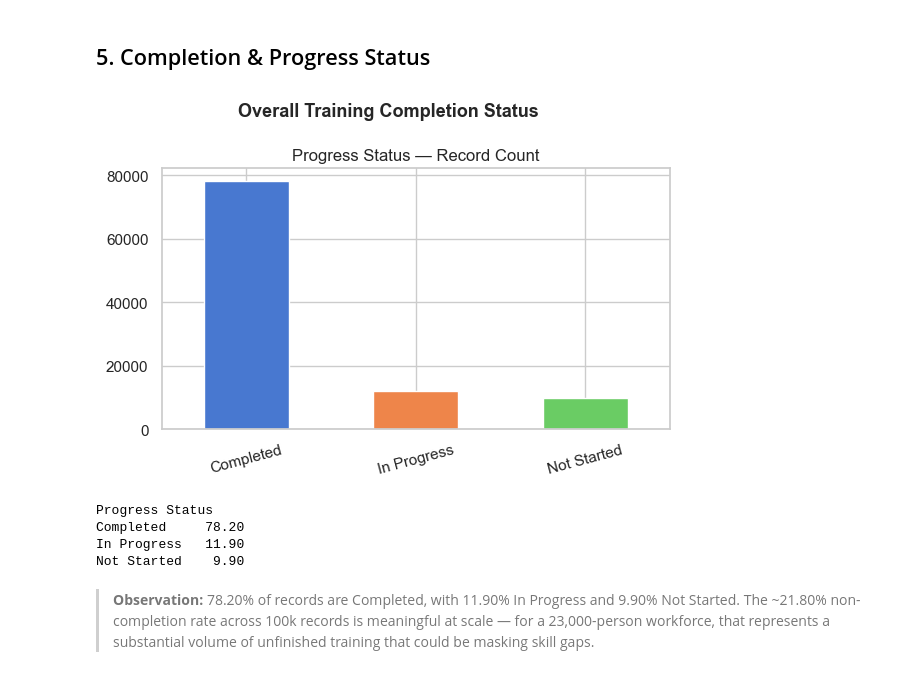
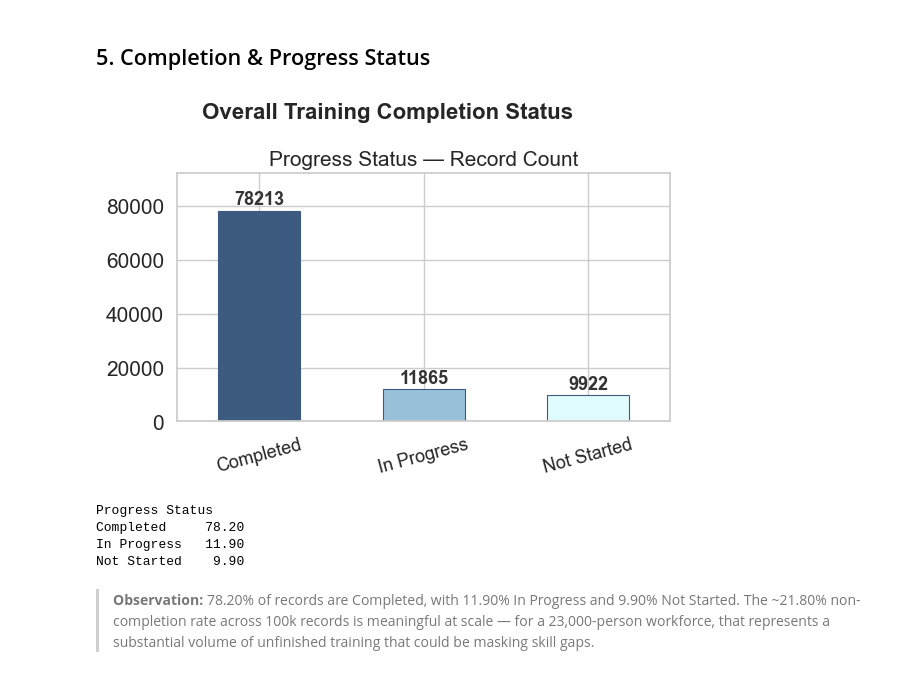
Before and after one commit to linokon4120/Weis_Project, a Jupyter notebook: Weis_LMS_EDA.ipynb, the cells around one changed output. Saved outputs shown, nothing was run; the diff lists cells and outputs as text; code cells hidden in the pictures.

```diff
--- a/Weis_LMS_EDA.ipynb
+++ b/Weis_LMS_EDA.ipynb
@@ -187,21 +187,38 @@ New columns added: Tenure_Years, Time_Ratio, Days_to_Complete, Is_Completed, Sat
 # %%
 # Overall Progress Status distribution
 status_counts = df['Progress Status'].value_counts()
 status_pct = (status_counts / len(df) * 100).round(1)
 
+custom_colors = ['#3d5a80', '#98c1d9', '#e0fbfc']
+
 fig, ax = plt.subplots(figsize=(6, 4))
 
-status_counts.plot(kind='bar', ax=ax, color=sns.color_palette('muted', len(status_counts)))
-ax.set_title('Progress Status — Record Count')
+bars = status_counts.plot(kind='bar', ax=ax, color=custom_colors[:len(status_counts)], edgecolor='#3d5a80', linewidth=0.8)
+
+for bar in ax.patches:
+    ax.text(
+        bar.get_x() + bar.get_width() / 2,
+        bar.get_height() + ax.get_ylim()[1] * 0.01,
+        f'{int(bar.get_height())}',
+        ha='center', va='bottom', fontsize=13, fontweight='bold', color='#333333'
+    )
+
+ax.set_title('Progress Status — Record Count', fontsize=15)
 ax.set_xlabel('')
-ax.tick_params(axis='x', rotation=15)
+ax.tick_params(axis='x', rotation=15, labelsize=13)
+ax.tick_params(axis='y', labelsize=15)
+ax.yaxis.label.set_size(15)
 
-plt.suptitle('Overall Training Completion Status', fontsize=13, fontweight='bold')
+# Add some headroom so labels don't get clipped
+ymin, ymax = ax.get_ylim()
+ax.set_ylim(ymin, ymax * 1.12)
+
+plt.suptitle('Overall Training Completion Status', fontsize=16, fontweight='bold')
 plt.tight_layout()
 plt.show()
 print(status_pct.to_string())
 # %% [output]
-[figure, old version]
+[figure, new version]
 Progress Status
 Completed     78.20
 In Progress   11.90
```
Also changed, not shown: parts of 3 cells of this notebook, 1 other file.
